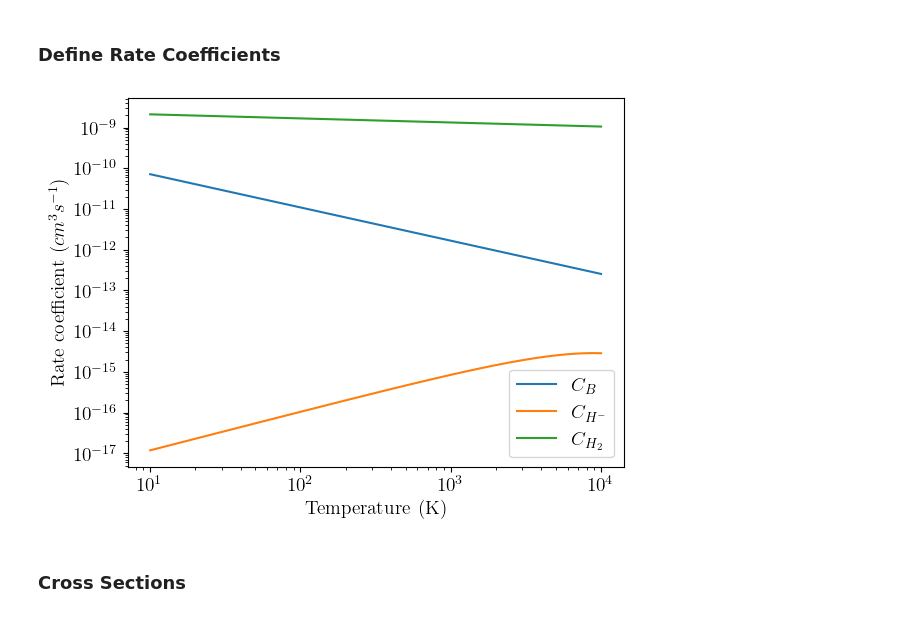
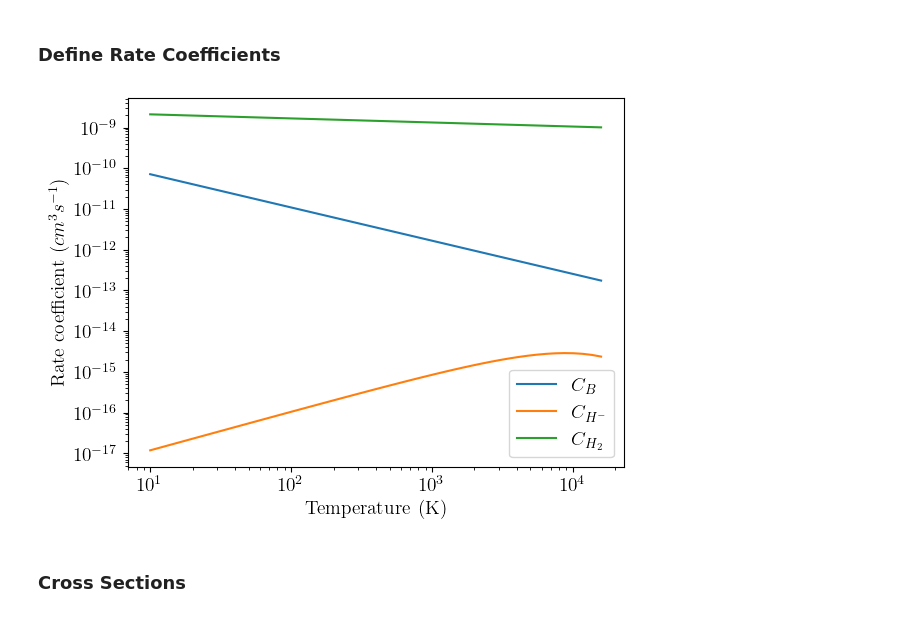
Before and after one commit to yash-aggarwal-17/AxionDCBH, a Jupyter notebook: physics/Definitions.ipynb, the cells around one changed output. Drawn from its saved outputs; the diff is of its cells as text; code cells hidden in the pictures.

```diff
--- a/physics/Definitions.ipynb
+++ b/physics/Definitions.ipynb
@@ -150,19 +153,19 @@ def C_H2(T):
 # %%
 # Plot Rate Coefficients
 
-temp_list = 10**np.linspace(1,4)
+temp_list = 10**np.linspace(1,4.2)
 
 plt.plot(temp_list, case_B(temp_list), label=r'$C_B$')
 plt.plot(temp_list, C_Hminus(temp_list), label=r'$C_{H^-}$')
 plt.plot(temp_list, C_H2(temp_list), label=r'$C_{H_2}$')
 
 plt.loglog()
 plt.xlabel(r"Temperature (K)", fontsize=14)
 plt.ylabel(r"Rate coefficient ($cm^3 s^{-1}$)", fontsize=14)
 plt.legend()
 plt.show()
 # %% [output]
-[figure, old version]
+[figure, new version]
 # %% [markdown]
 ### Cross Sections
 # %%
```
Also changed, not shown: parts of 5 cells of this notebook, 1 other file.
